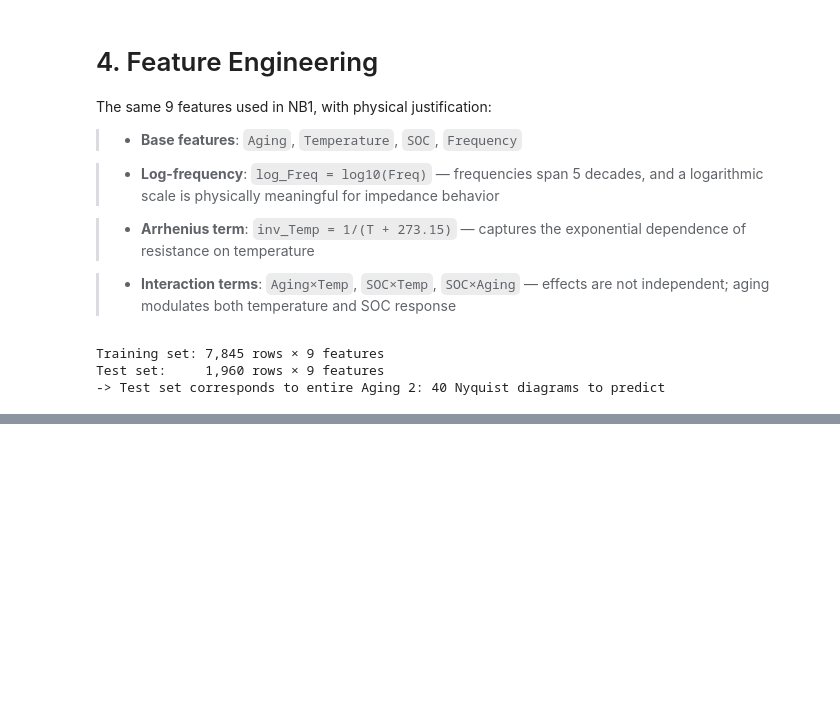
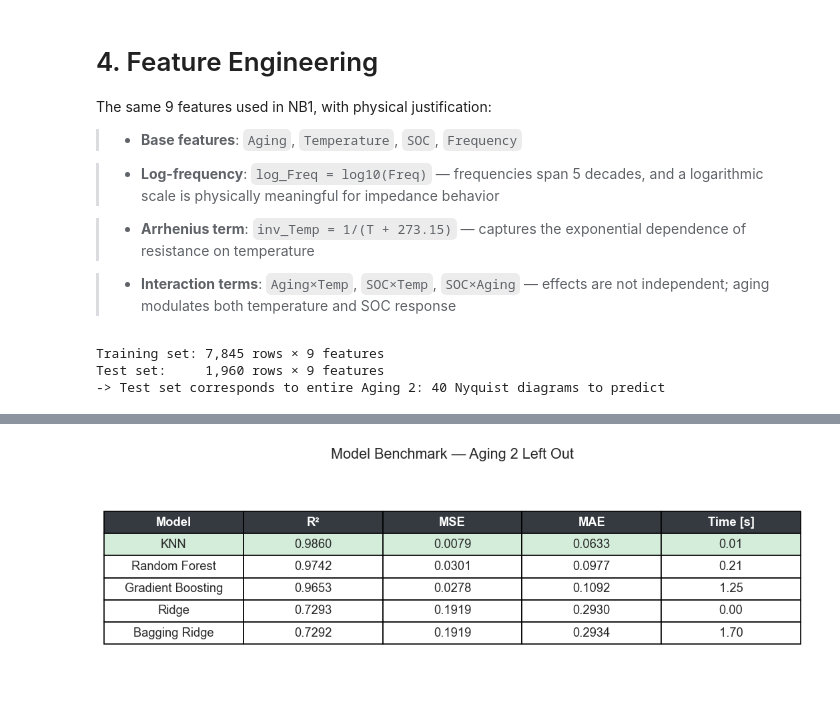
Before and after one commit to marcosoldani/ml_LiBs_project, a Jupyter notebook: notebooks/3_Aging_Interpolation.ipynb, the cells around one changed output, grey strips where cells are left out. Cells and saved outputs as stored; diff of their text form; code cells hidden in the pictures; blank space fills up the shorter version.

Commit message:
ADDED: models training and results visualization

```diff
--- a/notebooks/3_Aging_Interpolation.ipynb
+++ b/notebooks/3_Aging_Interpolation.ipynb
@@ -340,0 +439,47 @@ Test set:     1,960 rows × 9 features
+# %%
+# --- TABLE VISUALIZATION ---
+
+fig, ax = plt.subplots(figsize=(9, 3.2))
+ax.axis("off")
+
+# copy and format results
+table_data = results_df.copy()
+
+table_data["R²"] = table_data["R²"].map("{:.4f}".format)
+table_data["MSE"] = table_data["MSE"].map("{:.4f}".format)
+table_data["MAE"] = table_data["MAE"].map("{:.4f}".format)
+table_data["Time [s]"] = table_data["Time [s]"].map("{:.2f}".format)
+
+# create table
+tbl = ax.table(
+    cellText=table_data.values,
+    colLabels=table_data.columns,
+    cellLoc="center",
+    loc="center"
+)
+
+tbl.auto_set_font_size(False)
+tbl.set_fontsize(11)
+tbl.scale(1, 1.6)
+
+# --- header styling ---
+for j in range(len(table_data.columns)):
+    tbl[(0, j)].set_facecolor("#343a40")
+    tbl[(0, j)].set_text_props(color="white", weight="bold")
+
+# --- highlight best model ---
+best_row = results_df.index[0] + 1  # +1 because header row is 0
+
+for j in range(len(table_data.columns)):
+    tbl[(best_row, j)].set_facecolor("#d4edda")
+
+plt.title(
+    f"Model Benchmark — Aging {AGING_TO_EXCLUDE} Left Out",
+    pad=15,
+    fontsize=13
+)
+
+plt.tight_layout()
+plt.show()
+# %% [output]
+[figure, added]
```
Also changed, not shown: parts of 4 cells of this notebook.
